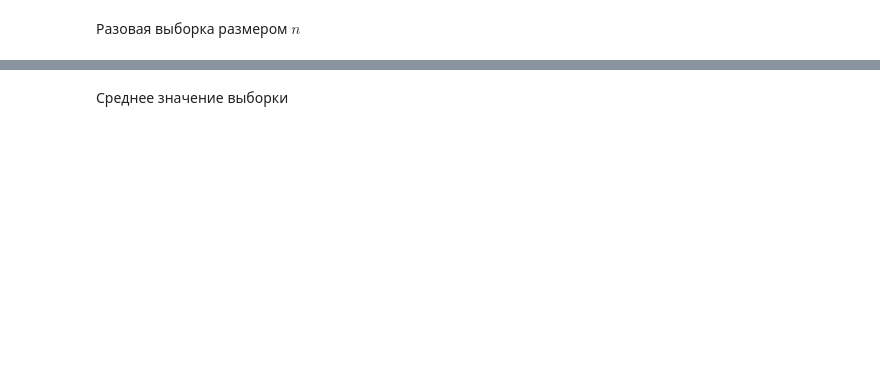
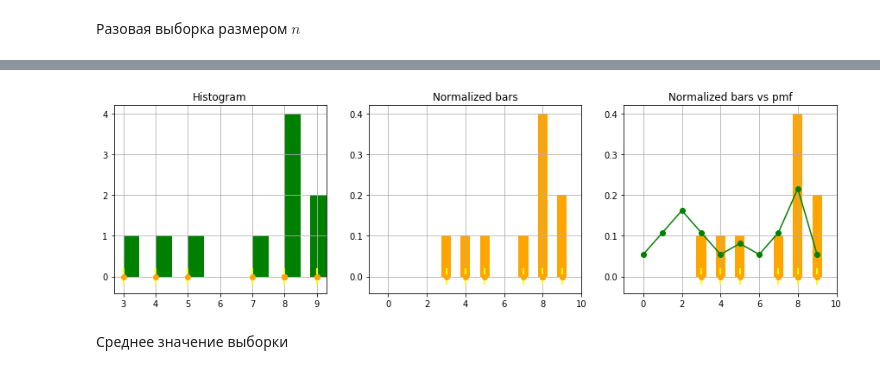
Before and after one commit to MLMethods/Practice, a Jupyter notebook: notebooks/C4_Statistics.ipynb, the cells around one changed output, grey strips where cells are left out. Saved outputs shown, nothing was run; the diff lists cells and outputs as text; code cells hidden in the pictures; blank space fills up the shorter version.

```diff
--- a/notebooks/C4_Statistics.ipynb
+++ b/notebooks/C4_Statistics.ipynb
@@ -131,5 +149,5 @@ sigma
 # %%
 n = 10
 
-myRD = myDistr.rvs(size = n)
+sample = distribution.rvs(size=n)
 # %%
@@ -142,36 +167,38 @@ yy_pmf
 # %%
 plt.figure(1, figsize=[15,4])
 
 plt.subplot(1,3,1)
 plt.title("Histogram")
-plt.hist(myRD, 30, normed=False, color="green", width=0.5)
+plt.hist(sample, 30, density=False, color="green", width=0.5)
 
-plt.vlines(myRD, -0.2, 0.2, lw=2, color="yellow")
-plt.plot(myRD, np.zeros(len(myRD)), "o", color="orange")
+plt.vlines(sample, -0.2, 0.2, lw=2, color="yellow")
+plt.plot(sample, np.zeros(len(sample)), "o", color="orange")
 plt.grid(True)
 
 plt.subplot(1,3,2)
 plt.title("Normalized bars")
-plt.bar(xx-0.25, yy_pmf, width=0.5, color="orange")
+plt.bar(xx, yy_pmf, width=0.5, color="orange")
 plt.xlim([-1, 10])
 plt.grid(True)
 
-plt.vlines(myRD, -0.02, 0.02, lw=2, color="yellow")
-plt.plot(myRD, np.zeros(len(myRD)), "o", color="orange")
+plt.vlines(sample, -0.02, 0.02, lw=2, color="yellow")
+plt.plot(sample, np.zeros(len(sample)), "o", color="orange")
 plt.grid(True)
 
 plt.subplot(1,3,3)
 plt.title("Normalized bars vs pmf")
-plt.bar(xx-0.25, yy_pmf, width=0.5, color="orange")
+plt.bar(xx, yy_pmf, width=0.5, color="orange")
 plt.plot(x, y_pmf,"go-")
 plt.xlim([-1, 10])
 
-plt.vlines(myRD, -0.02, 0.02, lw=2, color="yellow")
-plt.plot(myRD, np.zeros(len(myRD)), "o", color="orange")
+plt.vlines(sample, -0.02, 0.02, lw=2, color="yellow")
+plt.plot(sample, np.zeros(len(sample)), "o", color="orange")
 
 plt.grid(True)
 
 plt.show()
+# %% [output]
+[figure, added]
 # %% [markdown]
 <p>Среднее значение выборки</p>
 # %%
```
Also changed, not shown: parts of 99 cells of this notebook.
